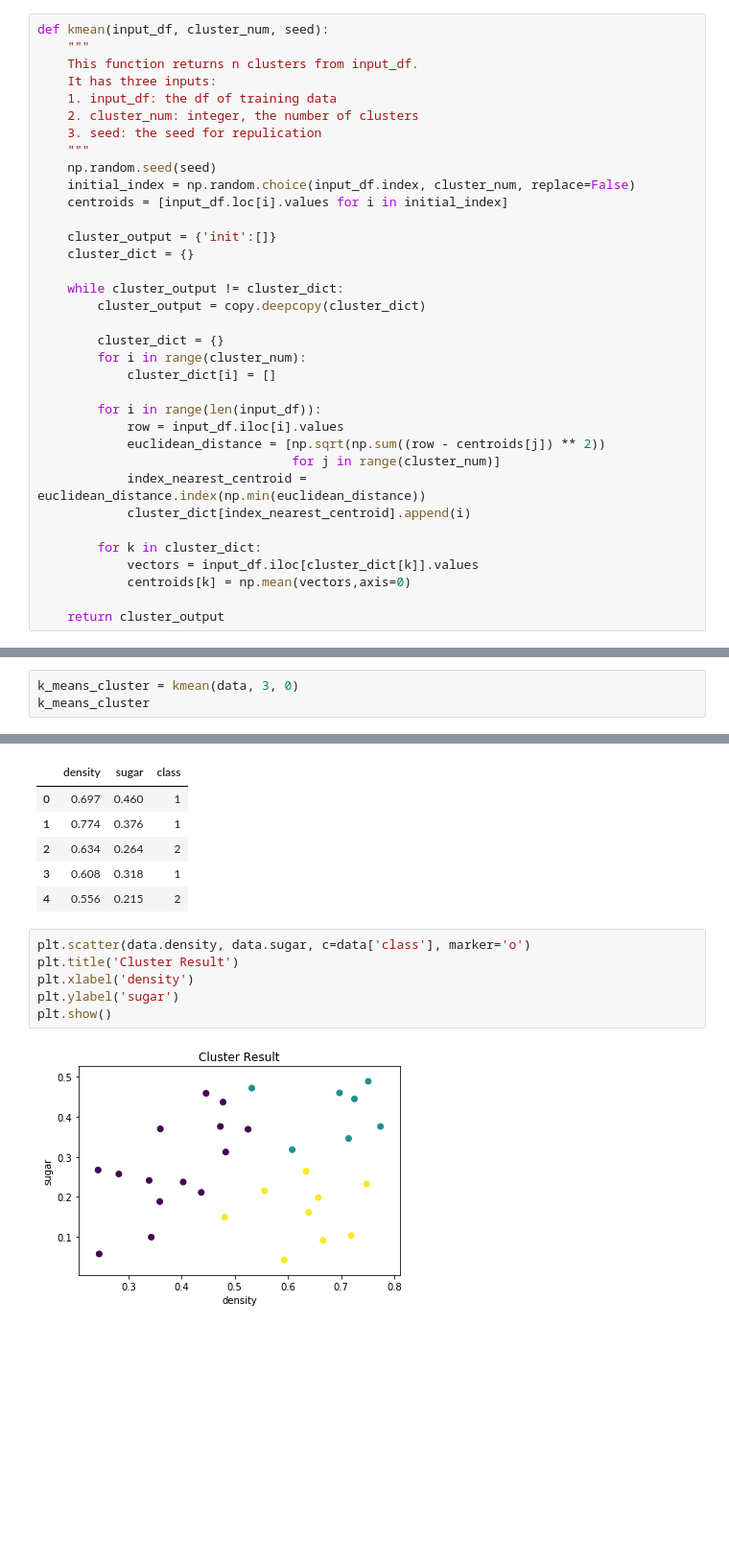
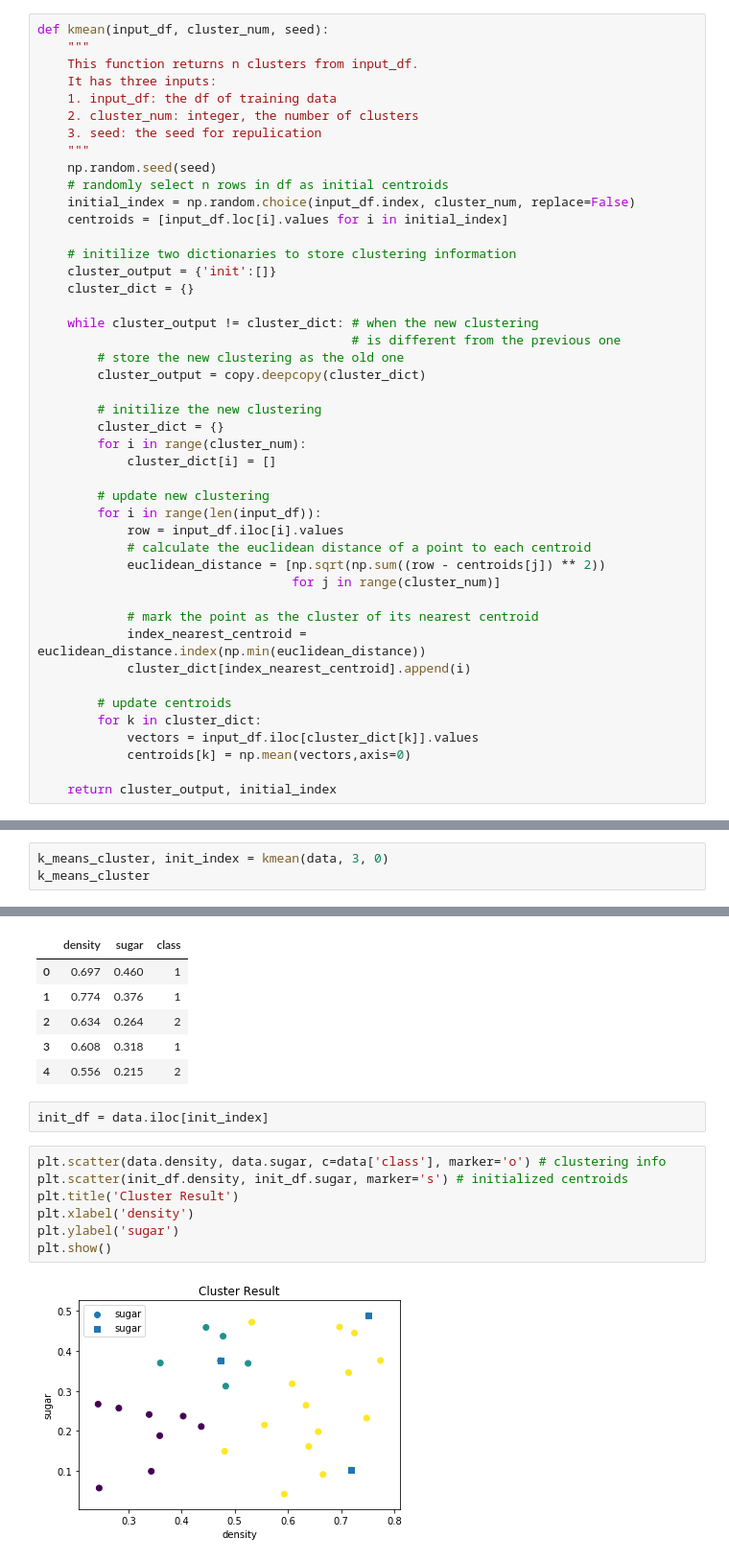
Before and after one commit to Hatchin/Machine-Learning-Zhou_Zhihua, a Jupyter notebook: Clustering/Kmeans/9.4.ipynb, the cells around one changed output, grey strips where cells are left out. Shown: that part at 96% size. Cells and saved outputs as stored; diff of their text form; blank space fills up the shorter version.

```diff
--- a/Clustering/Kmeans/9.4.ipynb
+++ b/Clustering/Kmeans/9.4.ipynb
@@ -18,28 +18,38 @@ def kmean(input_df, cluster_num, seed):
     3. seed: the seed for repulication
     """
     np.random.seed(seed)
+    # randomly select n rows in df as initial centroids
     initial_index = np.random.choice(input_df.index, cluster_num, replace=False)
     centroids = [input_df.loc[i].values for i in initial_index]
 
+    # initilize two dictionaries to store clustering information
     cluster_output = {'init':[]}
     cluster_dict = {}
 
-    while cluster_output != cluster_dict:
+    while cluster_output != cluster_dict: # when the new clustering
+                                          # is different from the previous one
+        # store the new clustering as the old one
         cluster_output = copy.deepcopy(cluster_dict)
 
+        # initilize the new clustering
         cluster_dict = {}
         for i in range(cluster_num):
             cluster_dict[i] = []
 
+        # update new clustering
         for i in range(len(input_df)):
             row = input_df.iloc[i].values
+            # calculate the euclidean distance of a point to each centroid
             euclidean_distance = [np.sqrt(np.sum((row - centroids[j]) ** 2))
                                   for j in range(cluster_num)]
+
+            # mark the point as the cluster of its nearest centroid
             index_nearest_centroid = euclidean_distance.index(np.min(euclidean_distance))
             cluster_dict[index_nearest_centroid].append(i)
 
+        # update centroids
         for k in cluster_dict:
             vectors = input_df.iloc[cluster_dict[k]].values
             centroids[k] = np.mean(vectors,axis=0)
 
-    return cluster_output
+    return cluster_output, initial_index
@@ -48,7 +68,7 @@ def kmean(input_df, cluster_num, seed):
 # %%
 data = pd.read_csv('../../data/data4.txt', delimiter=' ')
 # %%
-k_means_cluster = kmean(data, 3, 0)
+k_means_cluster, init_index = kmean(data, 3, 0)
 k_means_cluster
 # %% [output]
 {0: [5, 7, 9, 10, 11, 14, 17, 18, 19, 22, 23, 24, 27, 29],
@@ -74,11 +98,14 @@ data.head()
 | 2 | 0.634 | 0.264 | 2 |
 | 3 | 0.608 | 0.318 | 1 |
 | 4 | 0.556 | 0.215 | 2 |
+# %%
+init_df = data.iloc[init_index]
 # %%
-plt.scatter(data.density, data.sugar, c=data['class'], marker='o')
+plt.scatter(data.density, data.sugar, c=data['class'], marker='o') # clustering info
+plt.scatter(init_df.density, init_df.sugar, marker='s') # initialized centroids
 plt.title('Cluster Result')
 plt.xlabel('density')
 plt.ylabel('sugar')
 plt.show()
 # %% [output]
-[figure, old version]
+[figure, new version]
```
Also changed, not shown: parts of 10 cells of this notebook.
